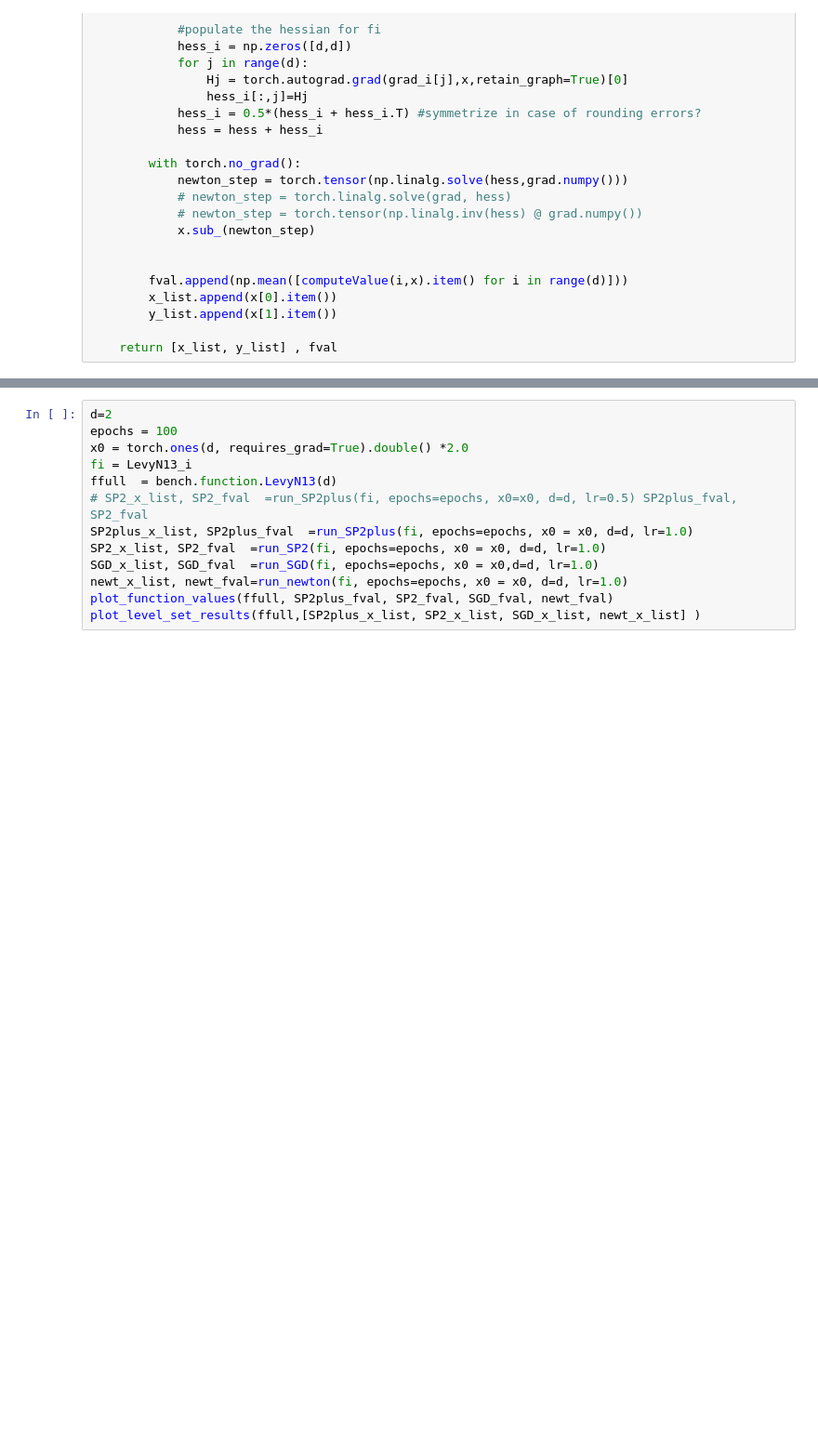
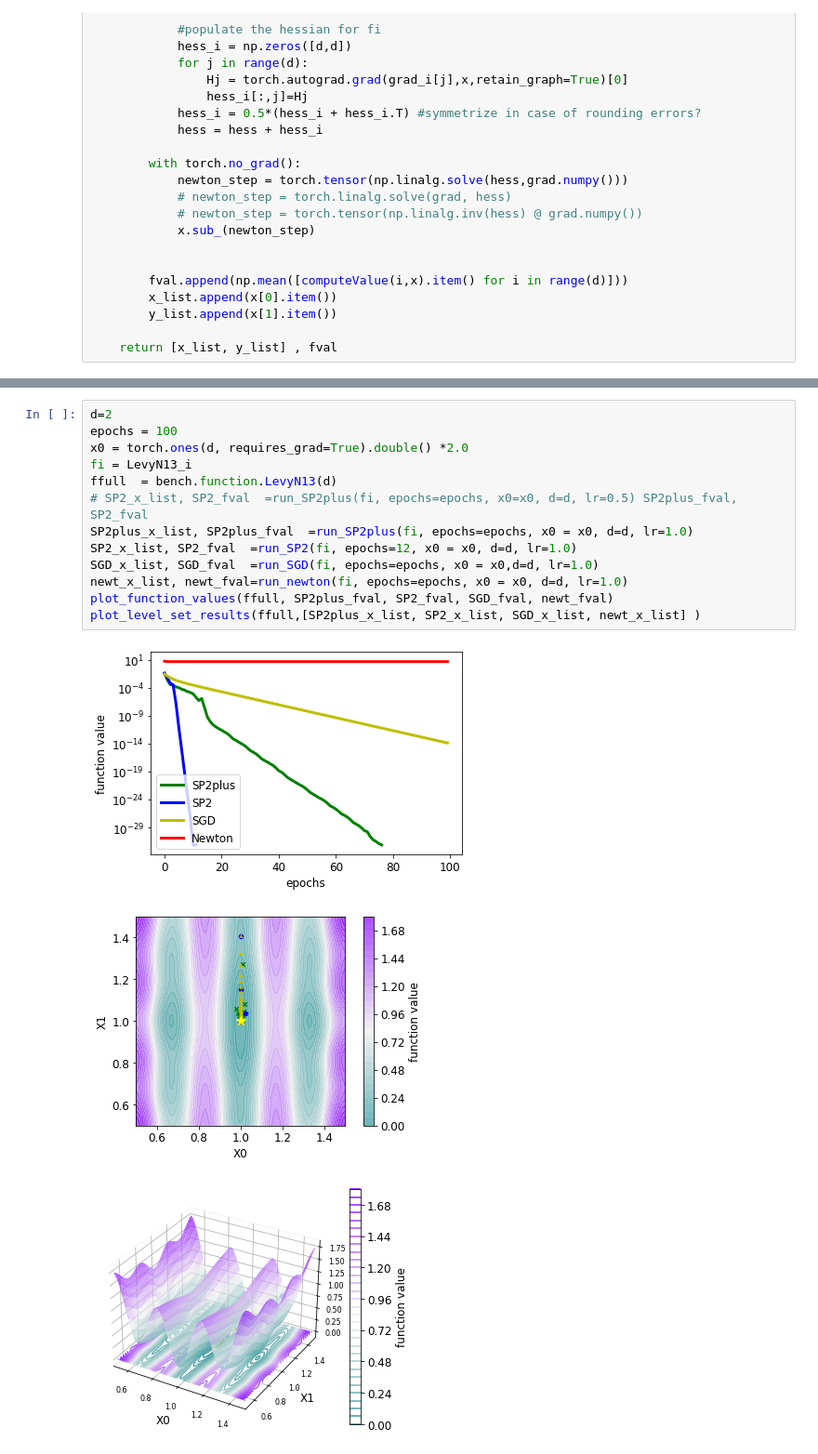
Before and after one commit to gowerrobert/sps_optimizers_with_martin_plots, a Jupyter notebook: 2D_examplesVisualization_rob_version.ipynb, the cells around one changed output, grey strips where cells are left out. Shown at 93% size. Cells and saved outputs as stored; diff of their text form; blank space fills up the shorter version.

```diff
--- a/2D_examplesVisualization_rob_version.ipynb
+++ b/2D_examplesVisualization_rob_version.ipynb
@@ -260,16 +254,20 @@ def plot_function_values(bench_function, SP2plus_fval, SP2_fval, SGD_fval, newt_
 # %%
 d=2
 epochs = 100
 x0 = torch.ones(d, requires_grad=True).double() *2.0
 fi = LevyN13_i
 ffull  = bench.function.LevyN13(d)
 # SP2_x_list, SP2_fval  =run_SP2plus(fi, epochs=epochs, x0=x0, d=d, lr=0.5) SP2plus_fval, SP2_fval
 SP2plus_x_list, SP2plus_fval  =run_SP2plus(fi, epochs=epochs, x0 = x0, d=d, lr=1.0)
-SP2_x_list, SP2_fval  =run_SP2(fi, epochs=epochs, x0 = x0, d=d, lr=1.0)
+SP2_x_list, SP2_fval  =run_SP2(fi, epochs=12, x0 = x0, d=d, lr=1.0)
 SGD_x_list, SGD_fval  =run_SGD(fi, epochs=epochs, x0 = x0,d=d, lr=1.0)
 newt_x_list, newt_fval=run_newton(fi, epochs=epochs, x0 = x0, d=d, lr=1.0)
 plot_function_values(ffull, SP2plus_fval, SP2_fval, SGD_fval, newt_fval)
 plot_level_set_results(ffull,[SP2plus_x_list, SP2_x_list, SGD_x_list, newt_x_list] )
+# %% [output]
+[figure, added]
+[figure, added]
+[figure, added]
 # %%
 d=2
 epochs = 200
```
Also changed, not shown: parts of 5 cells of this notebook.
